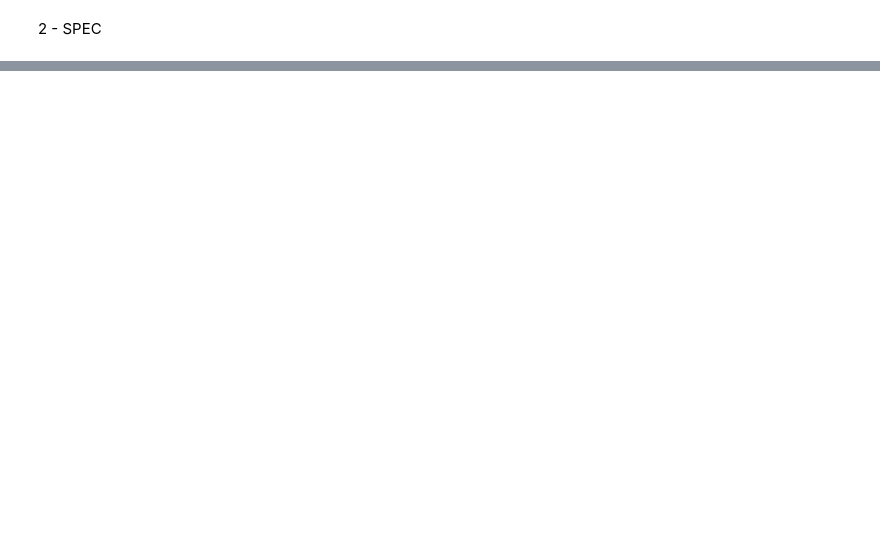
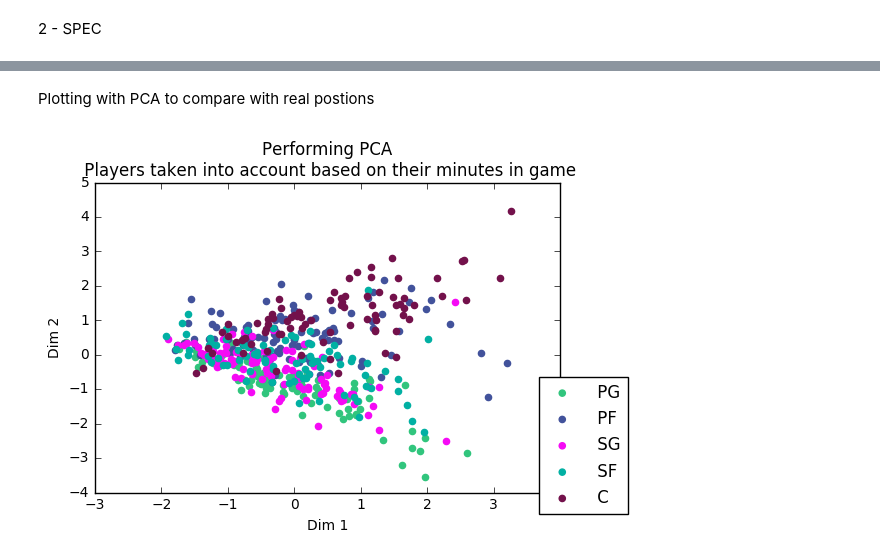
Before and after one commit to Gabriel-Azevedo-Ferreira/TDA-NBA, a Jupyter notebook: notebooks/FeatureSelection/FeatureSelection.ipynb, the cells around one changed output, grey strips where cells are left out. Drawn from its saved outputs; the diff is of its cells as text; code cells hidden in the pictures; blank space fills up the shorter version.

```diff
--- a/notebooks/FeatureSelection/FeatureSelection.ipynb
+++ b/notebooks/FeatureSelection/FeatureSelection.ipynb
@@ -154,0 +238,31 @@ Index([u'03:00:00 PM', u'AST', u'3PA', u'FTA', u'DD2', u'AGE', u'PF'], dtype='ob
+# %% [markdown]
+Plotting with PCA to compare with real postions
+# %%
+df_scaled = sk.preprocessing.scale(df_final)
+pca = sk.decomposition.PCA(n_components=2, whiten=True)
+df_red = pca.fit_transform(df_scaled)
+
+statesN = [1,2,3,4,5]
+states = [invdict[x] for x in statesN]
+states
+
+import matplotlib.patches as mpatches
+pylab.title("Performing PCA\n Players taken into account based on their minutes in game")
+pylab.xlabel("Dim 1")
+pylab.ylabel("Dim 2")
+#pylab.scatter(df_red[:, 0], df_red[:, 1], c=position_labels)
+
+states = [invdict[x] for x in [1,2,3,4,5]]
+for i,l in enumerate(states):
+    x = []
+    y = []
+    for j,_ in enumerate(df_red[:, 0]):
+        if position_labels[j] == i+1:
+            x.append(df_red[j,0])
+            y.append(df_red[j,1])
+    pylab.scatter(x,y,label=l,color = np.random.rand(3,1) )
+
+pylab.legend(loc='upper center', bbox_to_anchor=(1.05, .4) ,scatterpoints = 1)
+pylab.show()
+# %% [output]
+[figure, added]
```
Also changed, not shown: parts of 23 cells of this notebook.
